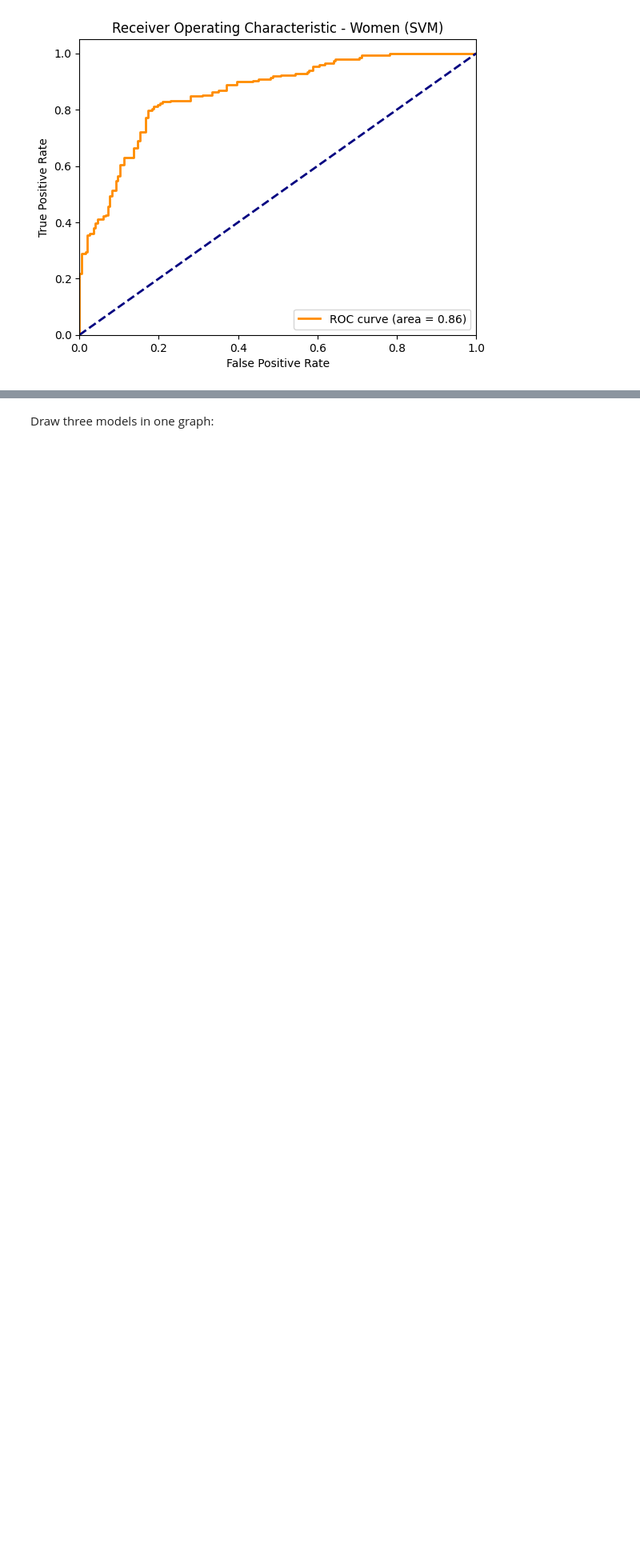
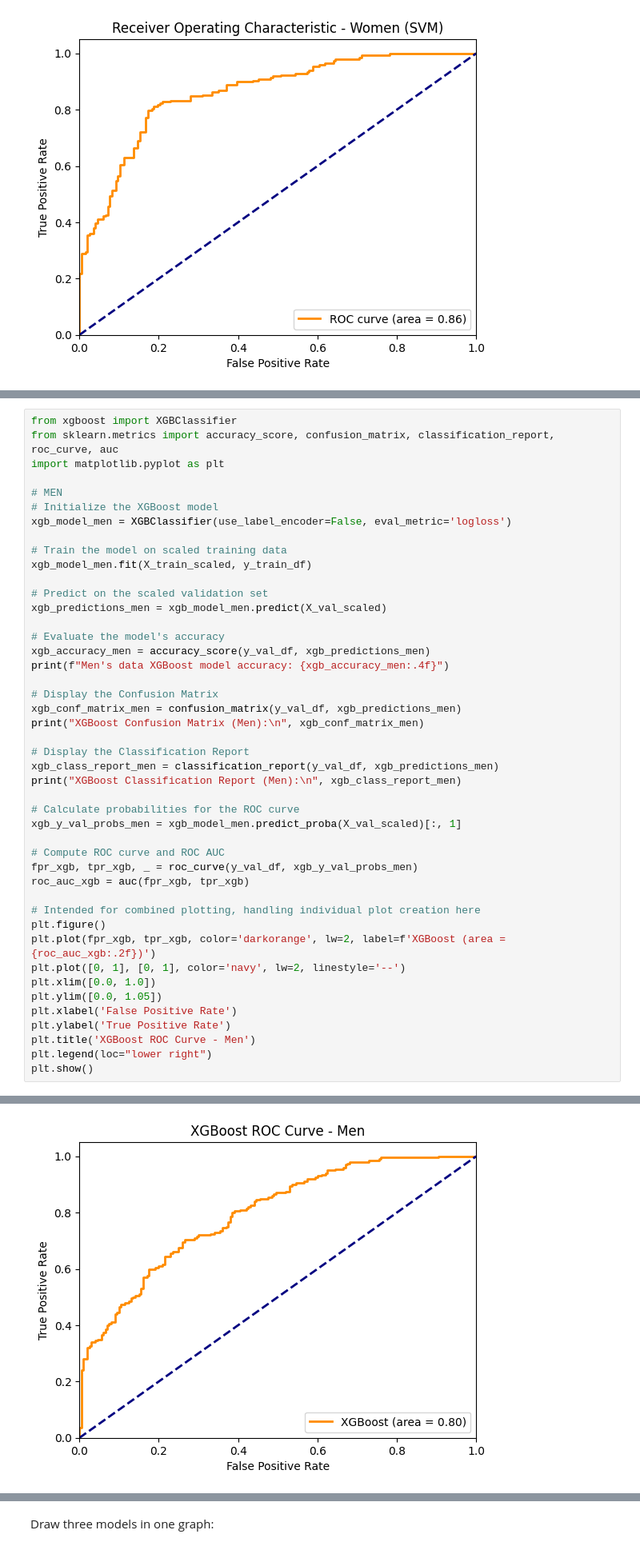
Before and after one commit to shailajgg/IDS705_MachineLearning_FinalProject, a Jupyter notebook: march-madeness-models.ipynb, the cells around one changed output, grey strips where cells are left out. Shown at 80% size. Drawn from its saved outputs; the diff is of its cells as text; blank space fills up the shorter version.

```diff
--- a/march-madeness-models.ipynb
+++ b/march-madeness-models.ipynb
@@ -1048,0 +1031,46 @@ weighted avg       0.81      0.81      0.81       394
+# %%
+from xgboost import XGBClassifier
+from sklearn.metrics import accuracy_score, confusion_matrix, classification_report, roc_curve, auc
+import matplotlib.pyplot as plt
+
+# MEN
+# Initialize the XGBoost model
+xgb_model_men = XGBClassifier(use_label_encoder=False, eval_metric='logloss')
+
+# Train the model on scaled training data
+xgb_model_men.fit(X_train_scaled, y_train_df)
+
+# Predict on the scaled validation set
+xgb_predictions_men = xgb_model_men.predict(X_val_scaled)
+
+# Evaluate the model's accuracy
+xgb_accuracy_men = accuracy_score(y_val_df, xgb_predictions_men)
+print(f"Men's data XGBoost model accuracy: {xgb_accuracy_men:.4f}")
+
+# Display the Confusion Matrix
+xgb_conf_matrix_men = confusion_matrix(y_val_df, xgb_predictions_men)
+print("XGBoost Confusion Matrix (Men):\n", xgb_conf_matrix_men)
+
+# Display the Classification Report
+xgb_class_report_men = classification_report(y_val_df, xgb_predictions_men)
+print("XGBoost Classification Report (Men):\n", xgb_class_report_men)
+
+# Calculate probabilities for the ROC curve
+xgb_y_val_probs_men = xgb_model_men.predict_proba(X_val_scaled)[:, 1]
+
+# Compute ROC curve and ROC AUC
+fpr_xgb, tpr_xgb, _ = roc_curve(y_val_df, xgb_y_val_probs_men)
+roc_auc_xgb = auc(fpr_xgb, tpr_xgb)
+
+# Intended for combined plotting, handling individual plot creation here
+plt.figure()
+plt.plot(fpr_xgb, tpr_xgb, color='darkorange', lw=2, label=f'XGBoost (area = {roc_auc_xgb:.2f})')
+plt.plot([0, 1], [0, 1], color='navy', lw=2, linestyle='--')
+plt.xlim([0.0, 1.0])
+plt.ylim([0.0, 1.05])
+plt.xlabel('False Positive Rate')
+plt.ylabel('True Positive Rate')
+plt.title('XGBoost ROC Curve - Men')
+plt.legend(loc="lower right")
+plt.show()
+# %% [output]
@@ -1048,0 +1090 @@ weighted avg       0.81      0.81      0.81       394
+[figure, added]
```
Also changed, not shown: parts of 36 cells of this notebook.
